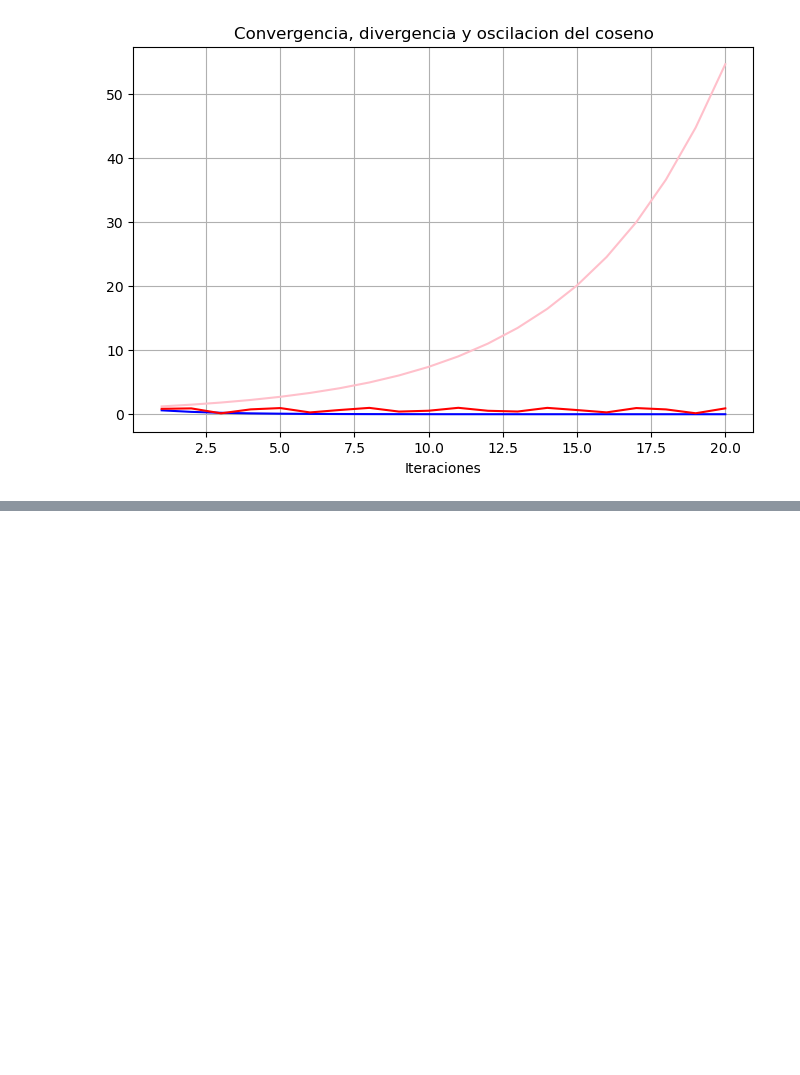
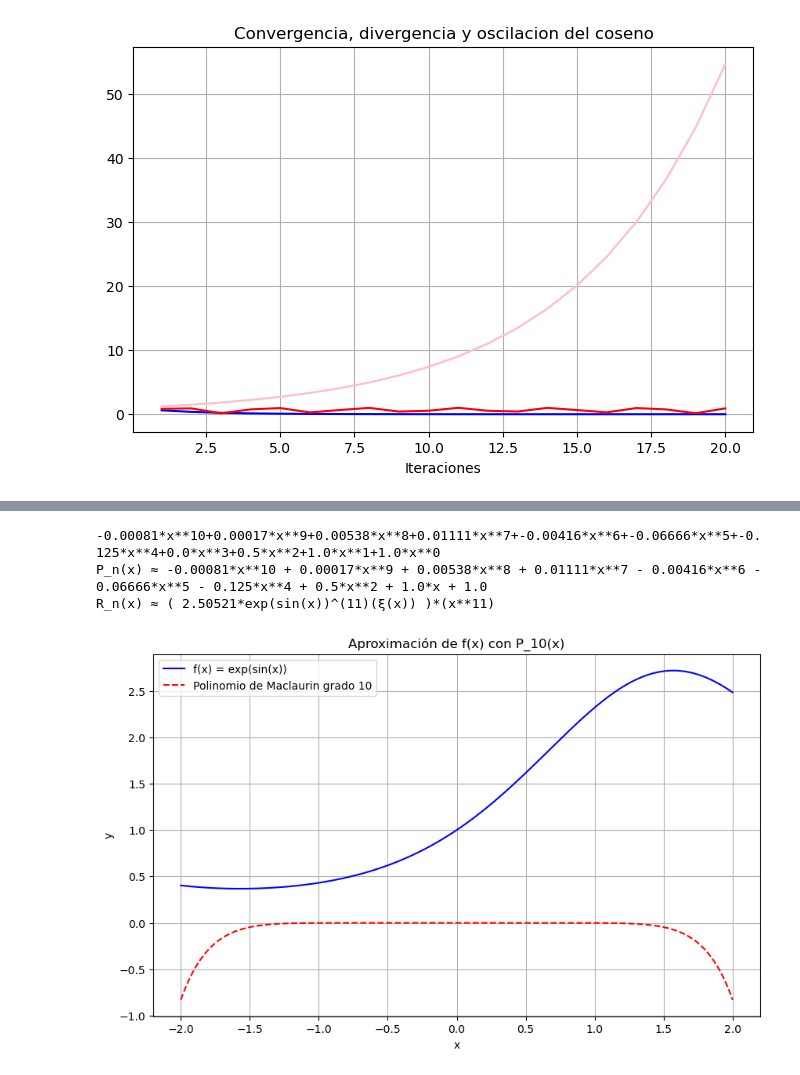
Before and after one commit to AlejandroTTD/M-todosNum-ricos_2025A_DavidCuasquer, a Jupyter notebook: Notebook.ipynb, the cells around one changed output, grey strips where cells are left out. Saved outputs shown, nothing was run; the diff lists cells and outputs as text; code cells hidden in the pictures; blank space fills up the shorter version.

Commit message:
Update: Methods as Bijection, Taylor, least square and more

```diff
--- a/Notebook.ipynb
+++ b/Notebook.ipynb
@@ -430,15 +451,12 @@ plot.grid(True)
 # %%
-import time
 import math
 
 def metodo_newton_raphson():
-
     valor_inicial = 1.0
-    max_iteraciones = 100
+    max_iteraciones = 50
     tolerancia_absoluta = 1e-6
     tolerancia_relativa = 1e-6
     tolerancia_funcion = 1e-6
-    tiempo_maximo = 5
 
     def funcion(x):
         return math.exp(x) - 3 * x
@@ -447,14 +465,13 @@ def metodo_newton_raphson():
         return math.exp(x) - 3
 
     aproximacion_actual = valor_inicial
-    tiempo_inicio = time.time()
 
     for iteracion in range(1, max_iteraciones + 1):
         valor_funcion = funcion(aproximacion_actual)
         valor_derivada = derivada_funcion(aproximacion_actual)
 
         if valor_derivada == 0:
-            print(f"Derivada cero en la iteracion {iteracion}, no se puede continuar.")
+            print(f"Derivada cero en la iteración {iteracion}, no se puede continuar.")
             break
 
         nueva_aproximacion = aproximacion_actual - valor_funcion / valor_derivada
@@ -466,22 +483,19 @@ def metodo_newton_raphson():
             error_relativo = float('inf')  # Evita división por cero
 
         if error_absoluto < tolerancia_absoluta:
-            print(f"Converge con error absoluto en la iteracion {iteracion}.")
+            print(f"Converge con error absoluto en la iteración {iteracion}.")
             break
         if error_relativo < tolerancia_relativa:
-            print(f"Converge con error relativo en la iteracion {iteracion}.")
+            print(f"Converge con error relativo en la iteración {iteracion}.")
             break
         if abs(valor_funcion) < tolerancia_funcion:
-            print(f"Converge en el valor de la funcion en la iteracion {iteracion}.")
-            break
-        if time.time() - tiempo_inicio > tiempo_maximo:
-            print(f"Parada por limite de tiempo en la iteracion {iteracion}.")
+            print(f"Converge en el valor de la función en la iteración {iteracion}.")
             break
 
         aproximacion_actual = nueva_aproximacion
 
     else:
-        print("Parada por maximo de iteraciones.")
+        print("Parada por máximo de iteraciones.")
 
     print(f"Resultado: {aproximacion_actual}")
     return aproximacion_actual
@@ -494,0 +805,36 @@ Resultado: 0.6190612833553127
+# %%
+import sympy as sp
+import numpy as np
+import matplotlib.pyplot as plt
+
+def grafica_maclaurin(func_str, grado, decimales, intervalo=(-2, 2)):
+    x = sp.Symbol('x')
+
+    resultado = polinomio_taylor(func_str, x0=0, grado=grado, decimales=decimales)
+
+    polinomio_str = resultado.split('+')[0].replace("f(x) ≈ ", "").strip()
+    polinomio_expr = sp.sympify(polinomio_str)
+
+    f = sp.lambdify(x, sp.sympify(func_str), "numpy")
+    p = sp.lambdify(x, polinomio_expr, "numpy")
+
+    x_vals = np.linspace(intervalo[0], intervalo[1], 400)
+    y_f = f(x_vals)
+    y_p = p(x_vals)
+
+    plt.figure(figsize=(10,6))
+    plt.plot(x_vals, y_f, label=f'f(x) = {func_str}', color='blue')
+    plt.plot(x_vals, y_p, label=f'Polinomio de Maclaurin grado {grado}', linestyle='--', color='red')
+    plt.title(f'Aproximación de f(x) con P_{grado}(x)')
+    plt.xlabel('x')
+    plt.ylabel('y')
+    plt.legend()
+    plt.grid(True)
+    plt.show()
+
+grafica_maclaurin("exp(sin(x))", grado=10, decimales=5)
+# %% [output]
+-0.00081*x**10+0.00017*x**9+0.00538*x**8+0.01111*x**7+-0.00416*x**6+-0.06666*x**5+-0.125*x**4+0.0*x**3+0.5*x**2+1.0*x**1+1.0*x**0
+P_n(x) ≈ -0.00081*x**10 + 0.00017*x**9 + 0.00538*x**8 + 0.01111*x**7 - 0.00416*x**6 - 0.06666*x**5 - 0.125*x**4 + 0.5*x**2 + 1.0*x + 1.0
+R_n(x) ≈ ( 2.50521*exp(sin(x))^(11)(ξ(x)) )*(x**11)
+[figure, added]
```
Also changed, not shown: parts of 21 cells of this notebook.
